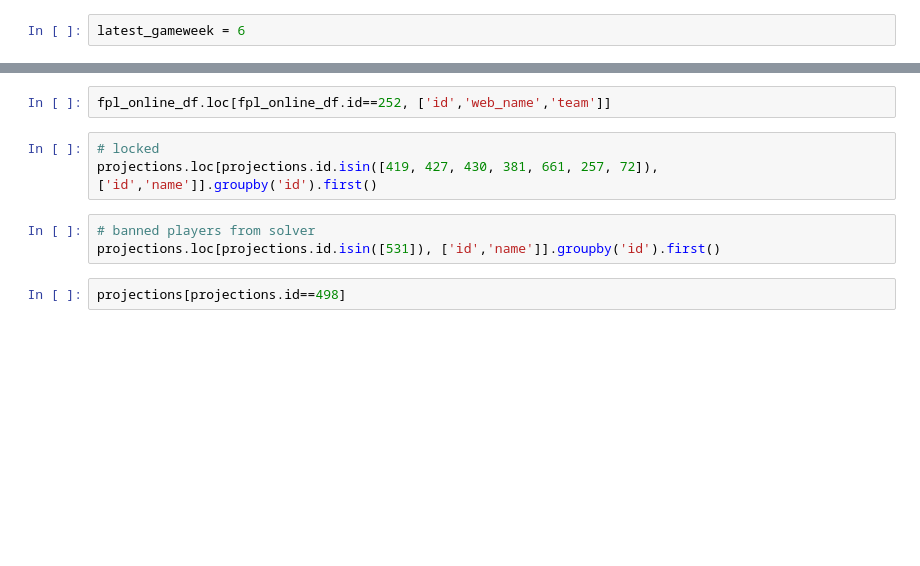
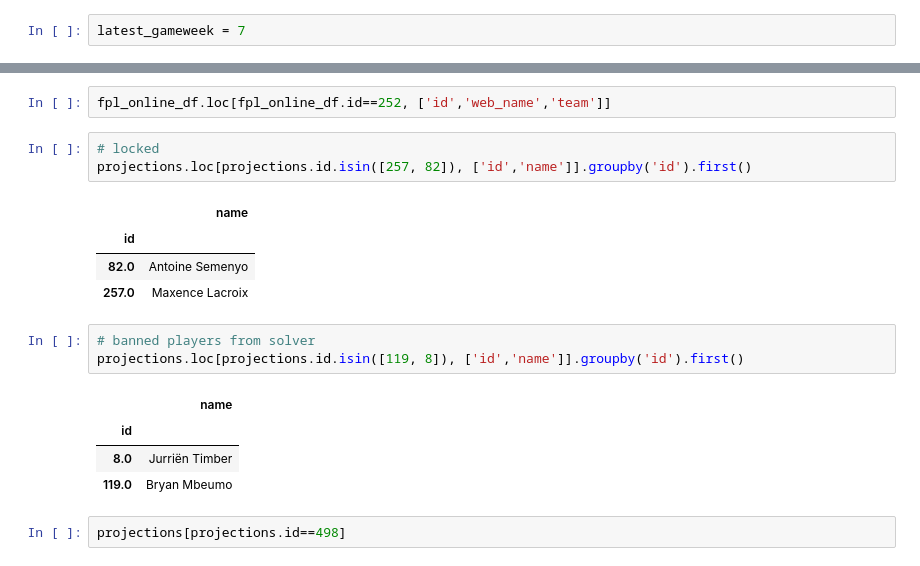
Before and after one commit to jaksticks/Fantasy-Premier-League, a Jupyter notebook: season25_26/notebooks/fplreview_style_projection_data.ipynb, the cells around one changed output, grey strips where cells are left out. Cells and saved outputs as stored; diff of their text form; blank space fills up the shorter version.

```diff
--- a/season25_26/notebooks/fplreview_style_projection_data.ipynb
+++ b/season25_26/notebooks/fplreview_style_projection_data.ipynb
@@ -1,7 +1,7 @@
 # %% [markdown]
 This notebook is used to create a csv file that includes my point projections in a format similar to fplreview.com. This csv file can then be used for making advanced team optimization plans using Sertalp B. Cay's repo "fpl-optimization".
 # %%
-latest_gameweek = 6
+latest_gameweek = 7
 # %%
 import numpy as np
 import pandas as pd
@@ -300,10 +415,20 @@ projections.loc[projections.id==252, ['name','team_name']]
 fpl_online_df.loc[fpl_online_df.id==252, ['id','web_name','team']]
 # %%
 # locked
-projections.loc[projections.id.isin([419, 427, 430, 381, 661, 257, 72]), ['id','name']].groupby('id').first()
+projections.loc[projections.id.isin([257, 82]), ['id','name']].groupby('id').first()
+# %% [output]
+|  | name |
+| id |  |
+| 82.0 | Antoine Semenyo |
+| 257.0 | Maxence Lacroix |
 # %%
 # banned players from solver
-projections.loc[projections.id.isin([531]), ['id','name']].groupby('id').first()
+projections.loc[projections.id.isin([119, 8]), ['id','name']].groupby('id').first()
+# %% [output]
+|  | name |
+| id |  |
+| 8.0 | Jurriën Timber |
+| 119.0 | Bryan Mbeumo |
 # %%
 projections[projections.id==498]
 # %%
```
Also changed, not shown: parts of 12 cells of this notebook, 7 other files.
